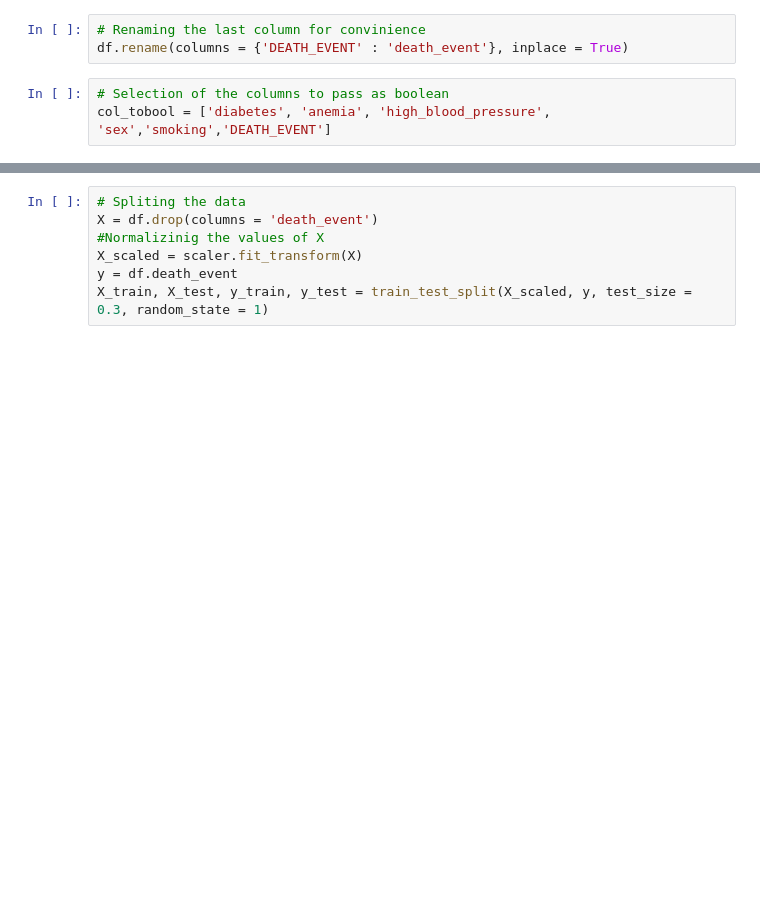
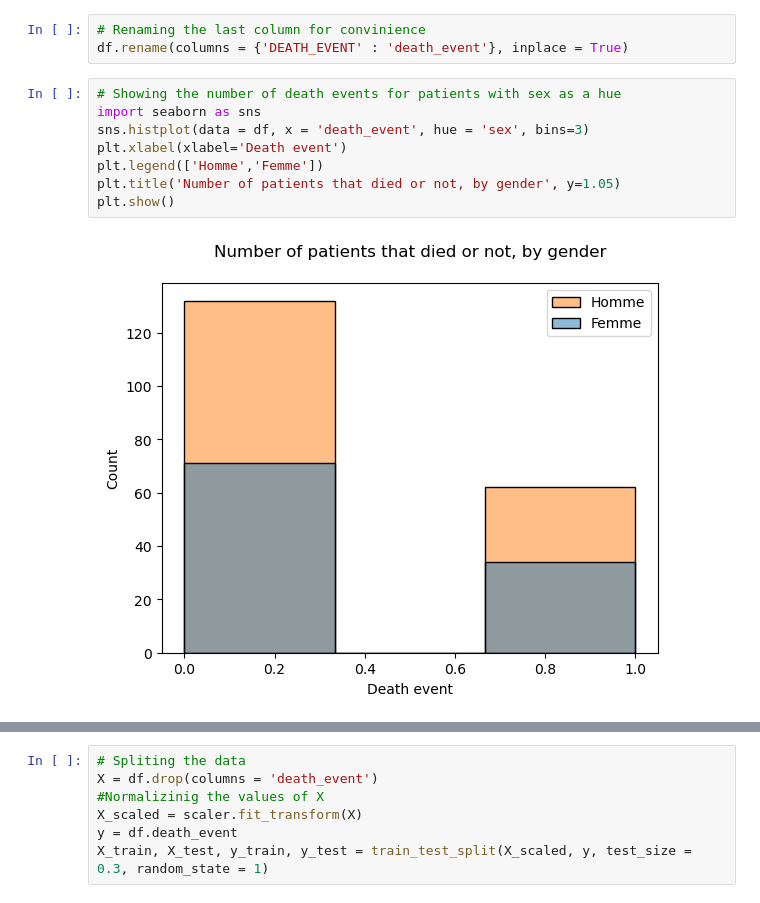
Before and after one commit to yoannattar/Heart-failure-prediction, a Jupyter notebook: Projet_IA-Copy1.ipynb, the cells around one changed output, grey strips where cells are left out. Cells and saved outputs as stored; diff of their text form; blank space fills up the shorter version.

```diff
--- a/Projet_IA-Copy1.ipynb
+++ b/Projet_IA-Copy1.ipynb
@@ -92,6 +66,13 @@ for col in df.columns:
 # %%
 # Renaming the last column for convinience
 df.rename(columns = {'DEATH_EVENT' : 'death_event'}, inplace = True)
-# %%
-# Selection of the columns to pass as boolean
-col_tobool = ['diabetes', 'anemia', 'high_blood_pressure', 'sex','smoking','DEATH_EVENT']
+# %%
+# Showing the number of death events for patients with sex as a hue
+import seaborn as sns
+sns.histplot(data = df, x = 'death_event', hue = 'sex', bins=3)
+plt.xlabel(xlabel='Death event')
+plt.legend(['Homme','Femme'])
+plt.title('Number of patients that died or not, by gender', y=1.05)
+plt.show()
+# %% [output]
+[figure, new version]
```
Also changed, not shown: parts of 22 cells of this notebook.
